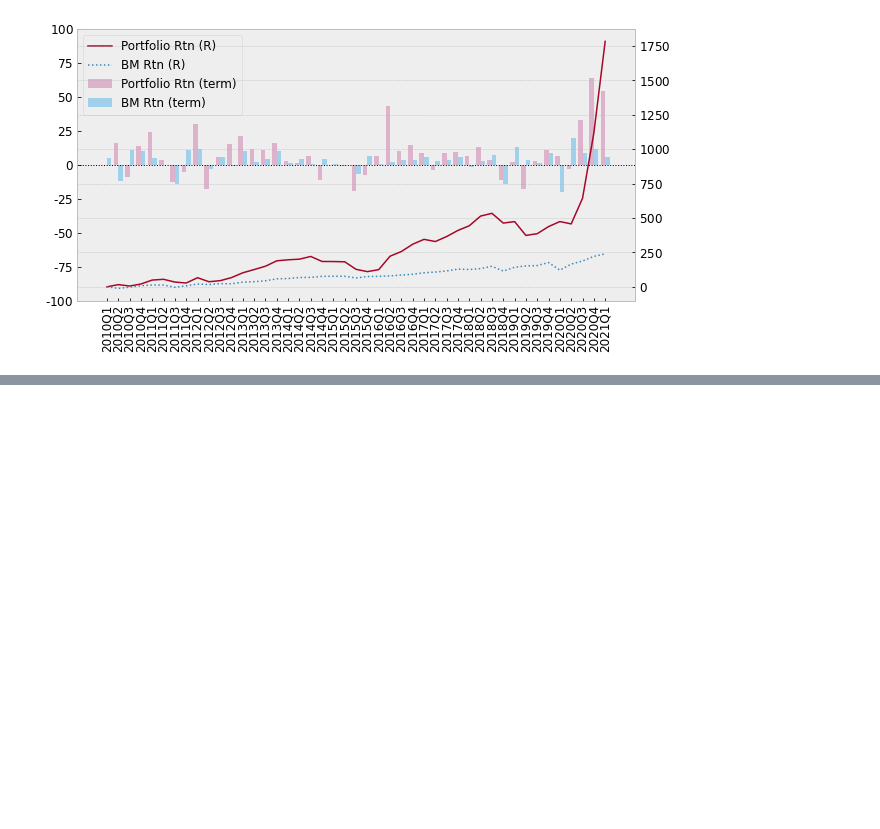
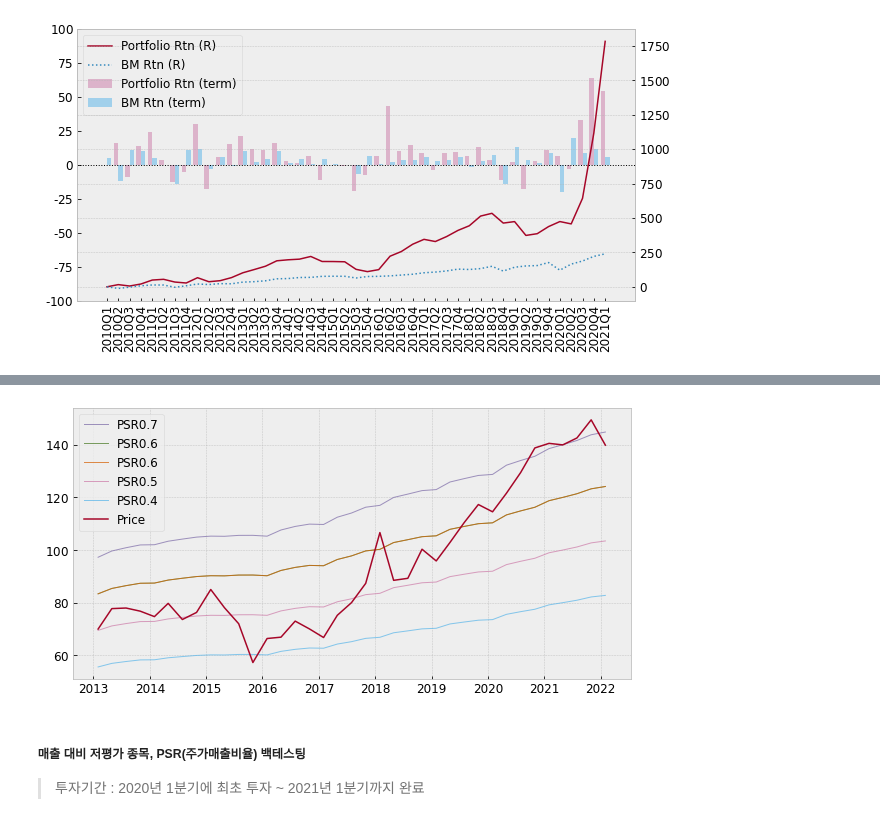
Before and after one commit to duckbill413/software-lecture, a Jupyter notebook: lecture4_1.ipynb, the cells around one changed output, grey strips where cells are left out. Saved outputs shown, nothing was run; the diff lists cells and outputs as text; code cells hidden in the pictures; blank space fills up the shorter version.

```diff
--- a/lecture4_1.ipynb
+++ b/lecture4_1.ipynb
@@ -246,0 +261,8 @@ fs.draw_return(df)
+# %%
+fs.draw_price_multiple_band(df, multiple='PSR', acct='SPS')
+# %% [output]
+[figure, added]
+# %% [markdown]
+##### 매출 대비 저평가 종목, PSR(주가매출비율) 백테스팅
+
+> 투자기간 : 2020년 1분기에 최초 투자 ~ 2021년 1분기까지 완료
```
Also changed, not shown: parts of 16 cells of this notebook.
